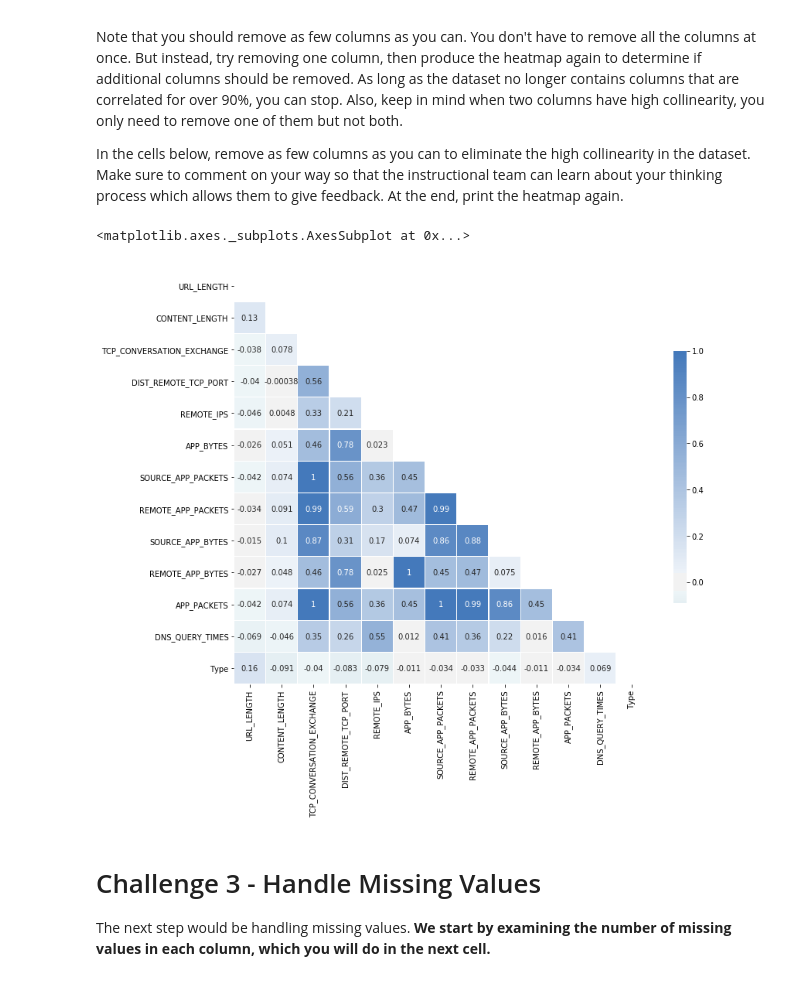
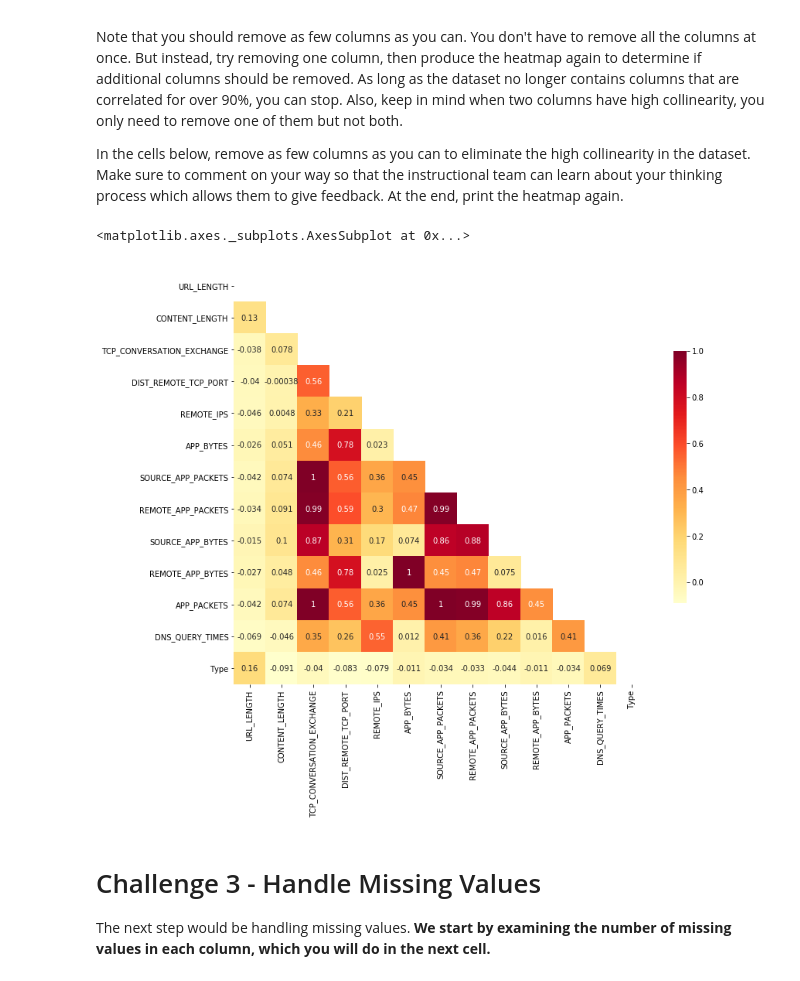
Before and after one commit to alejandrofrank/datamad0119, a Jupyter notebook: module-3/lab-supervised-learning/your-code/main.ipynb, the cells around one changed output. Saved outputs shown, nothing was run; the diff lists cells and outputs as text; code cells hidden in the pictures.

```diff
--- a/module-3/lab-supervised-learning/your-code/main.ipynb
+++ b/module-3/lab-supervised-learning/your-code/main.ipynb
@@ -111,16 +110,15 @@ websites.drop(columns=['NUMBER_SPECIAL_CHARACTERS'], inplace=True)
 # %%
 # Print heatmap again
 correlation = websites.corr()
 
 mask = np.zeros_like(correlation, dtype=np.bool)
 mask[np.triu_indices_from(mask)] = True
-cmap = sns.diverging_palette(220, 250, as_cmap=True)
 f, ax = plt.subplots(figsize=(12, 12))
 
-sns.heatmap(correlation, mask=mask, cmap=cmap, center=0, square=True, linewidths=.2, cbar_kws={"shrink": .5}, annot=True)
+sns.heatmap(correlation, mask=mask, cmap='YlOrRd', square=True, cbar_kws={"shrink": .5}, annot=True)
 # %% [output]
 <matplotlib.axes._subplots.AxesSubplot at 0x...>
-[figure, old version]
+[figure, new version]
 # %% [markdown]
 # Challenge 3 - Handle Missing Values
 
```
Also changed, not shown: parts of 18 cells of this notebook.
